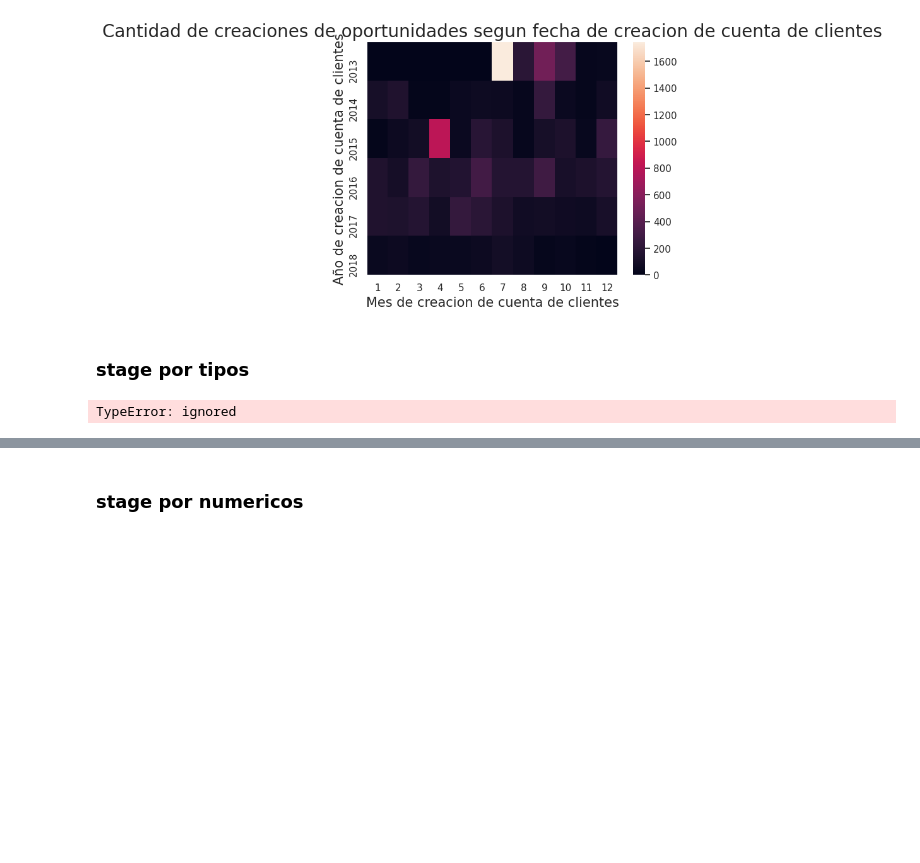
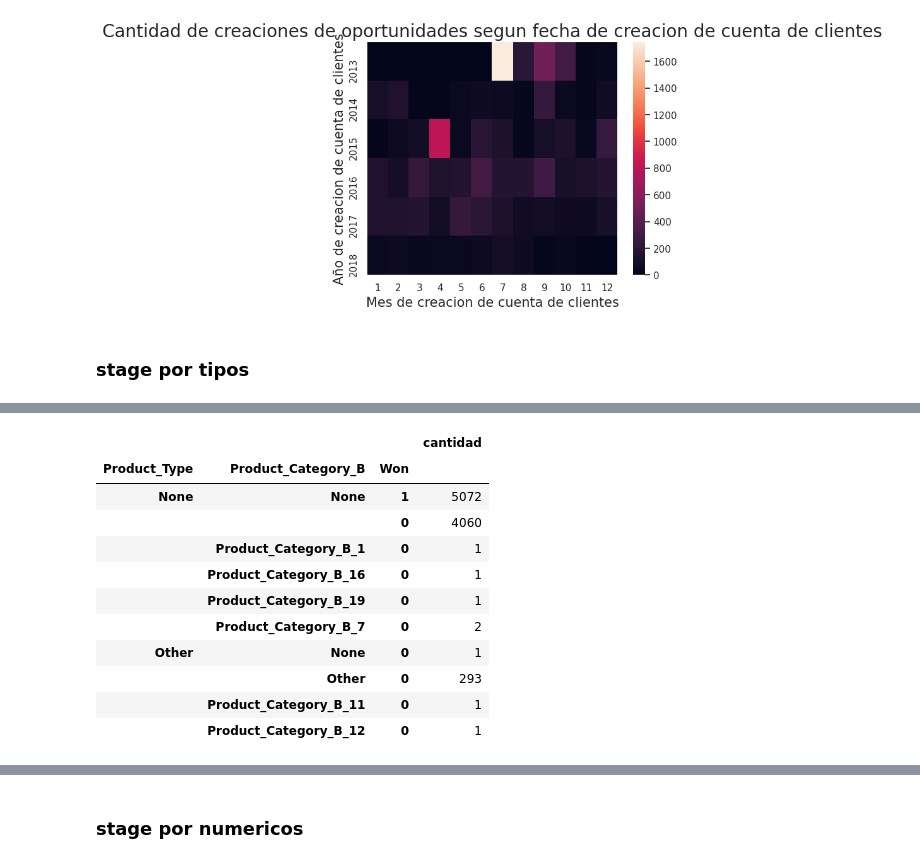
Before and after one commit to GIBelletti/TP1-datos, a Jupyter notebook: TP1.ipynb, the cells around one changed output, grey strips where cells are left out. Cells and saved outputs as stored; diff of their text form; code cells hidden in the pictures; blank space fills up the shorter version.

```diff
--- a/TP1.ipynb
+++ b/TP1.ipynb
@@ -693,7 +702,7 @@ def categorias(df,categorias):
     #    stage = 'Stage'
     #for categoria in categorias:
     #  data = data[not data[categoria] is None]
-    data = df.groupby(categorias).agg({'Stage':'value_counts'})
+    data = df.groupby(categorias).agg({'Won':'value_counts'})
     data.columns = ['cantidad']
     return data
 def graficoCategoricoEnArbol(df):#FALLA REVISAR
@@ -708,11 +717,10 @@ def graficoCategoricoEnArbol(df):#FALLA REVISAR
     return
 # %%
 categoria = ['Product_Type','Product_Category_B']
-data = categorias(entrenamiento,categoria)
+data = categorias(agrupacion,categoria)
 #data = data.reset_index()
-data = data[np.in1d(data.index.get_level_values(0), ['None', None],invert=True)]
-data = data[np.in1d(data.index.get_level_values(1), ['None', None],invert=True)]
+#data = data[np.in1d(data.index.get_level_values(0), ['None', None],invert=True)]
+#data = data[np.in1d(data.index.get_level_values(1), ['None', None],invert=True)]
 graficoCategoricoEnArbol(data)
 data.head(10)
 # %% [output]
-TypeError: ignored
@@ -718,0 +728,12 @@ TypeError: ignored
+|  |  |  | cantidad |
+| Product_Type | Product_Category_B | Won |  |
+| None | None | 1 | 5072 |
+|  |  | 0 | 4060 |
+|  | Product_Category_B_1 | 0 | 1 |
+|  | Product_Category_B_16 | 0 | 1 |
+|  | Product_Category_B_19 | 0 | 1 |
+|  | Product_Category_B_7 | 0 | 2 |
+| Other | None | 0 | 1 |
+|  | Other | 0 | 293 |
+|  | Product_Category_B_11 | 0 | 1 |
+|  | Product_Category_B_12 | 0 | 1 |
```
Also changed, not shown: parts of 14 cells of this notebook.
